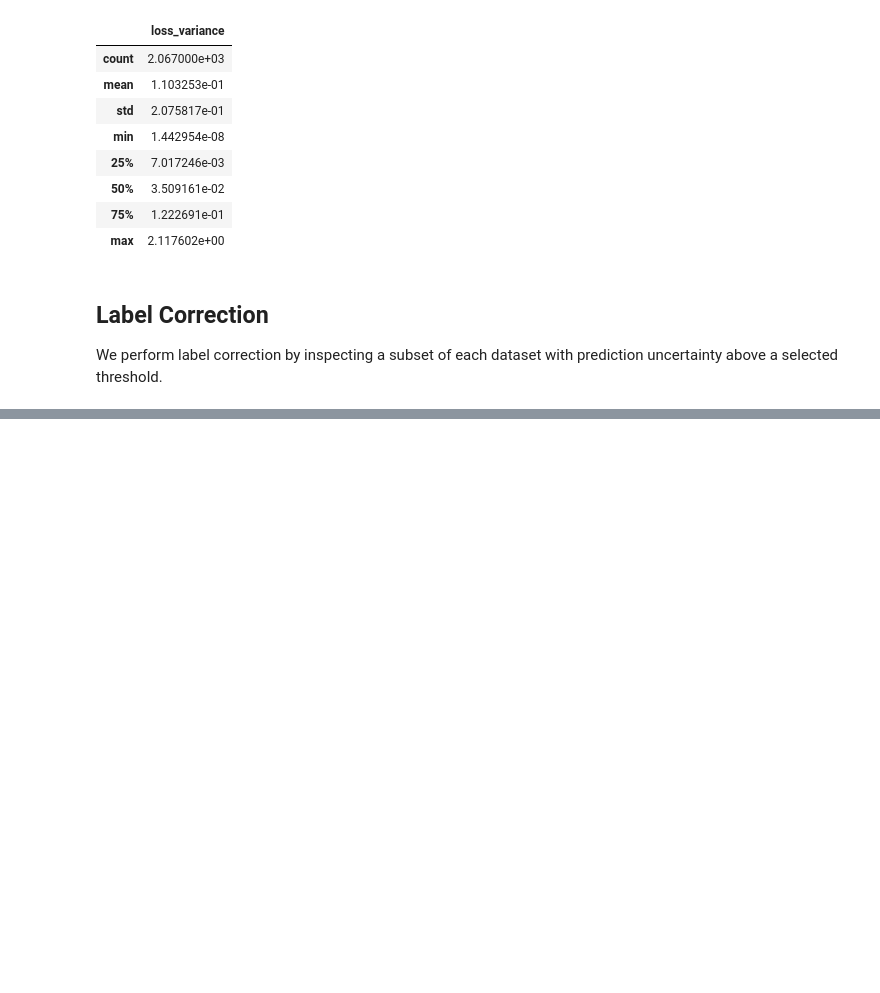
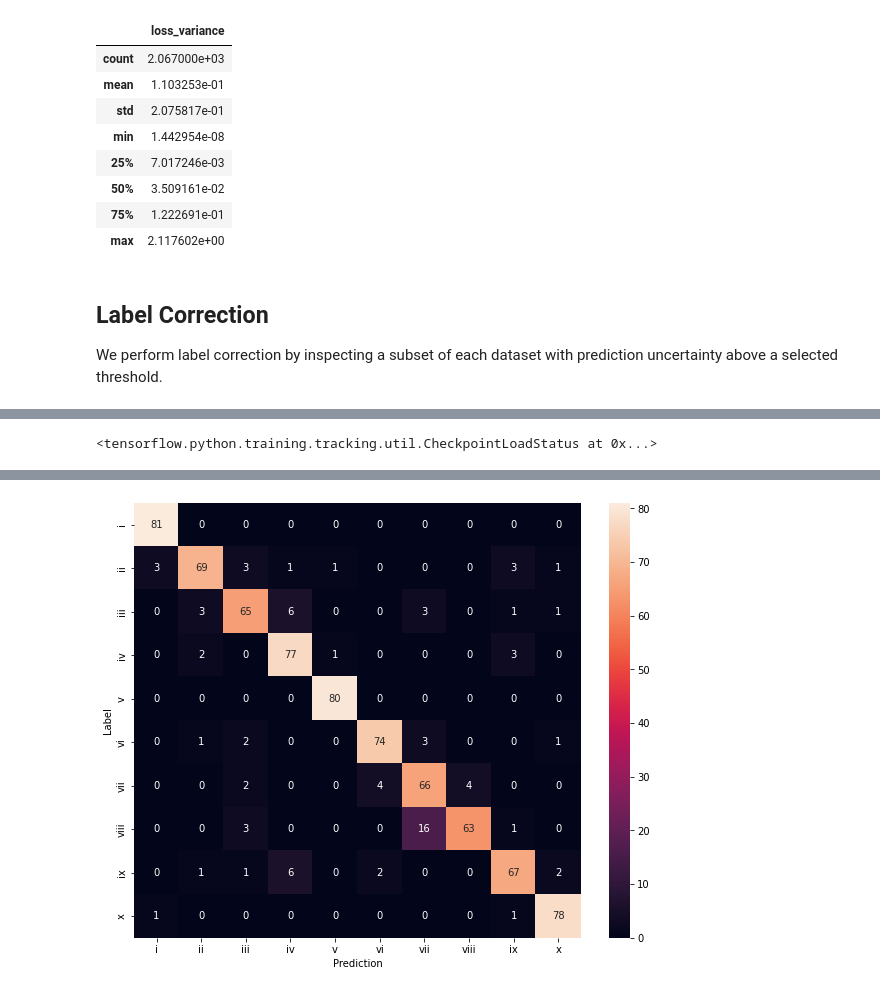
Before and after one commit to Alikerin/Introduction-to-Data-Centric-AI, a Jupyter notebook: Introduction_to_Data_Centric_AI.ipynb, the cells around one changed output, grey strips where cells are left out. Cells and saved outputs as stored; diff of their text form; code cells hidden in the pictures; blank space fills up the shorter version.

```diff
--- a/Introduction_to_Data_Centric_AI.ipynb
+++ b/Introduction_to_Data_Centric_AI.ipynb
@@ -1294,0 +1430,16 @@ var_slider.value[0]
+# %%
+checkpoint = tf.keras.callbacks.ModelCheckpoint(
+    "ckpt_part_4_2/best_model",
+    monitor="val_accuracy",
+    mode="max",
+    save_best_only=True,
+    save_weights_only=True,
+)
+early_stopping = tf.keras.callbacks.EarlyStopping(monitor='val_accuracy', patience=10)
+
+history = model.fit(
+    train,
+    validation_data=valid,
+    epochs=100,
+    callbacks=[checkpoint],
+)
@@ -1294,0 +1464,28 @@ var_slider.value[0]
+# %%
+import matplotlib.pyplot as plt
+import seaborn as sns
+from sklearn.metrics import accuracy_score, confusion_matrix
+
+def evaluate_model(model, dataset):
+    labels = np.concatenate([y.numpy() for x, y in dataset], axis=0).argmax(axis=1)
+    pred_labels = np.argmax(model.predict(dataset), axis=1)
+    cm = confusion_matrix(labels, pred_labels)
+    acc = accuracy_score(labels, pred_labels)
+    return acc, cm
+
+def show_confusion_matrix(cm, labels):
+    plt.figure(figsize=(10, 8))
+    sns.heatmap(cm, xticklabels=labels, yticklabels=labels,
+                annot=True, fmt='g')
+    plt.xlabel('Prediction')
+    plt.ylabel('Label')
+    plt.show()
+# %%
+model.load_weights("ckpt_part_4_2/best_model")
+# %% [output]
+<tensorflow.python.training.tracking.util.CheckpointLoadStatus at 0x...>
+# %%
+val_acc, val_cm = evaluate_model(model, valid)
+print(f"Validation Accuracy: {val_acc}")
+show_confusion_matrix(val_cm, labels)
+# %% [output]
@@ -1294,0 +1494 @@ var_slider.value[0]
+[figure, added]
```
Also changed, not shown: parts of 31 cells of this notebook.
